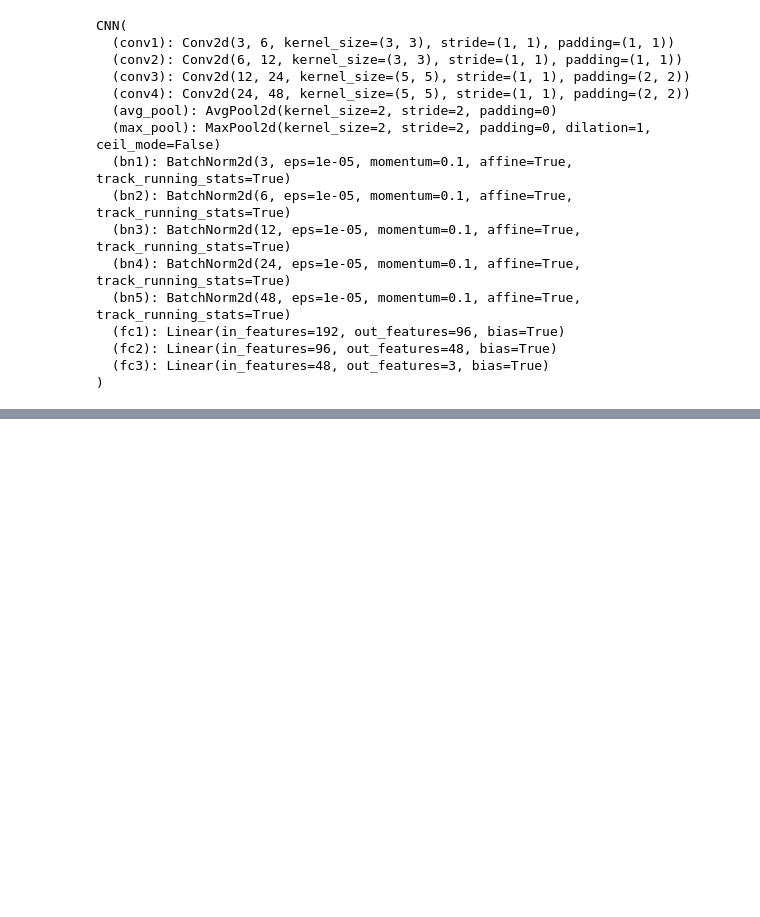
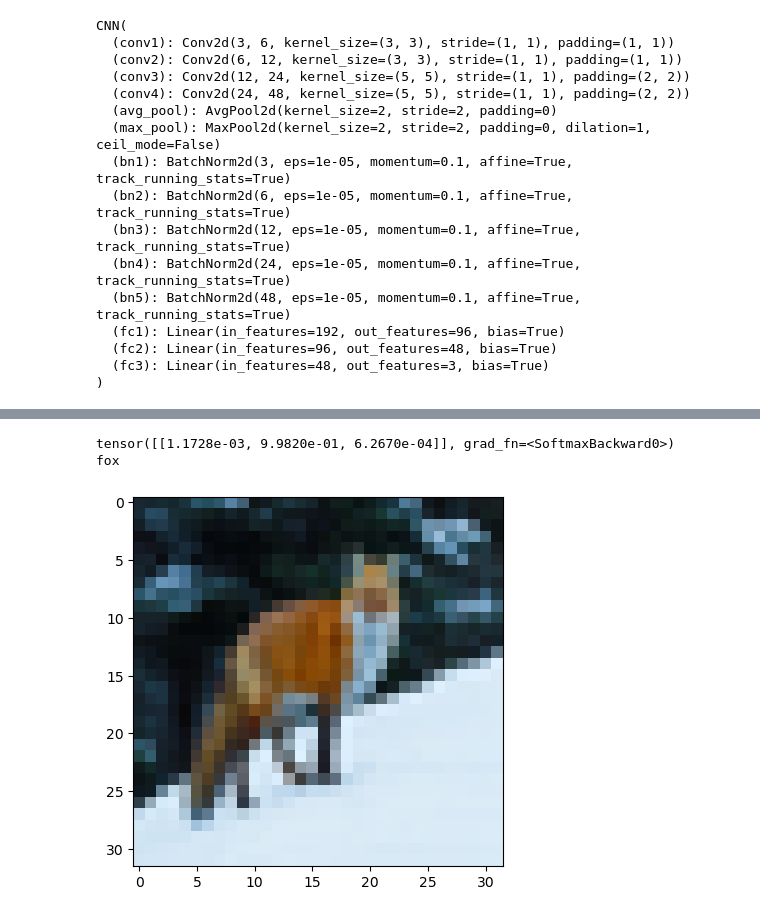
Before and after one commit to mk1MoreBugs/6lab_ML, a Jupyter notebook: 6lab.ipynb, the cells around one changed output, grey strips where cells are left out. Saved outputs shown, nothing was run; the diff lists cells and outputs as text; code cells hidden in the pictures; blank space fills up the shorter version.

```diff
--- a/6lab.ipynb
+++ b/6lab.ipynb
@@ -412,0 +451,7 @@ torch.onnx.export(model,               # модель
+# %%
+with Image.open("test_img/Foxes_Snow_449435_1920x1200.jpg") as img:
+    visualize_result(np.array(img.resize((32,32))))
+# %% [output]
+tensor([[1.1728e-03, 9.9820e-01, 6.2670e-04]], grad_fn=<SoftmaxBackward0>)
+fox
+[figure, added]
```
Also changed, not shown: parts of 19 cells of this notebook.
